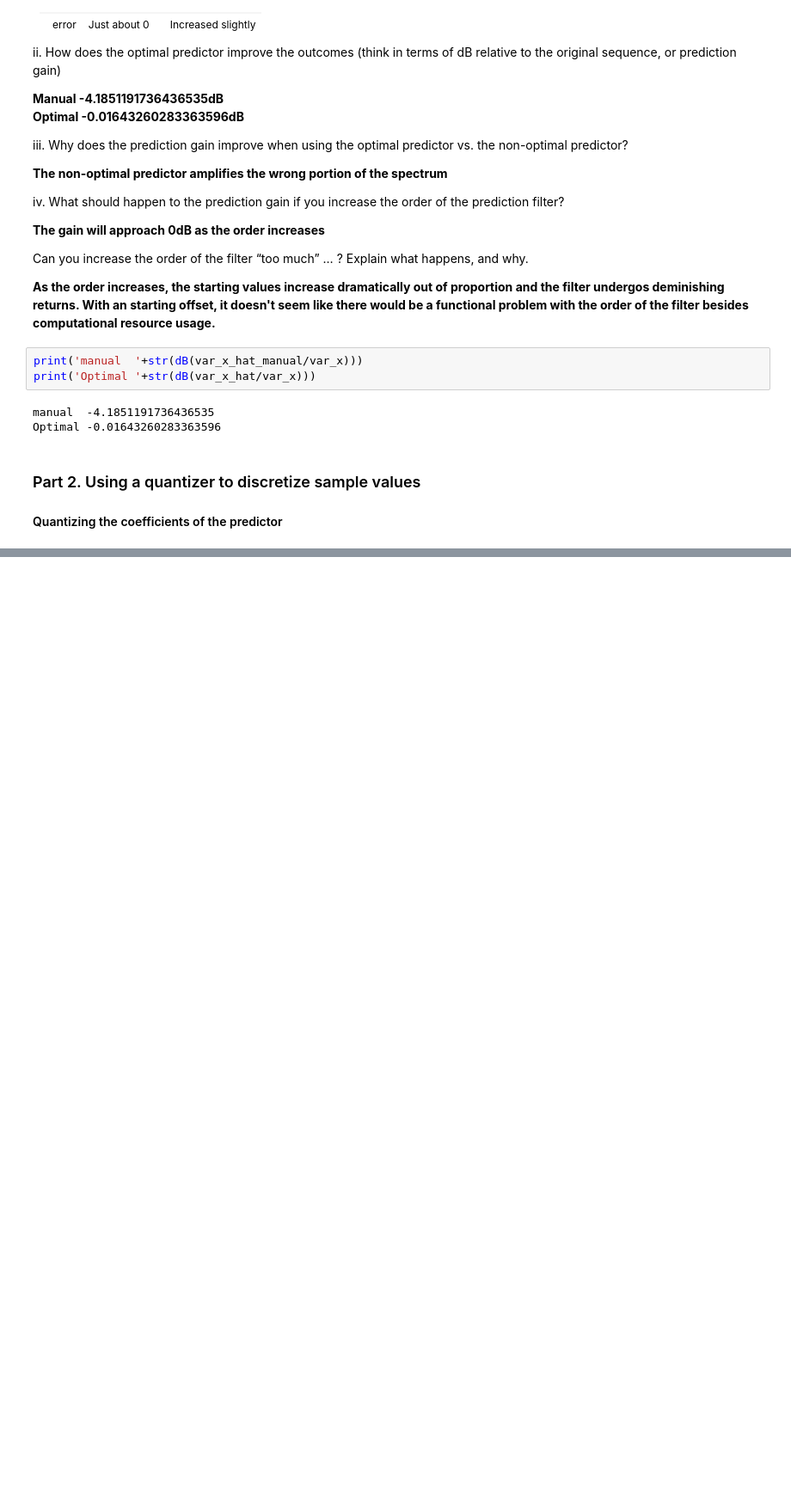
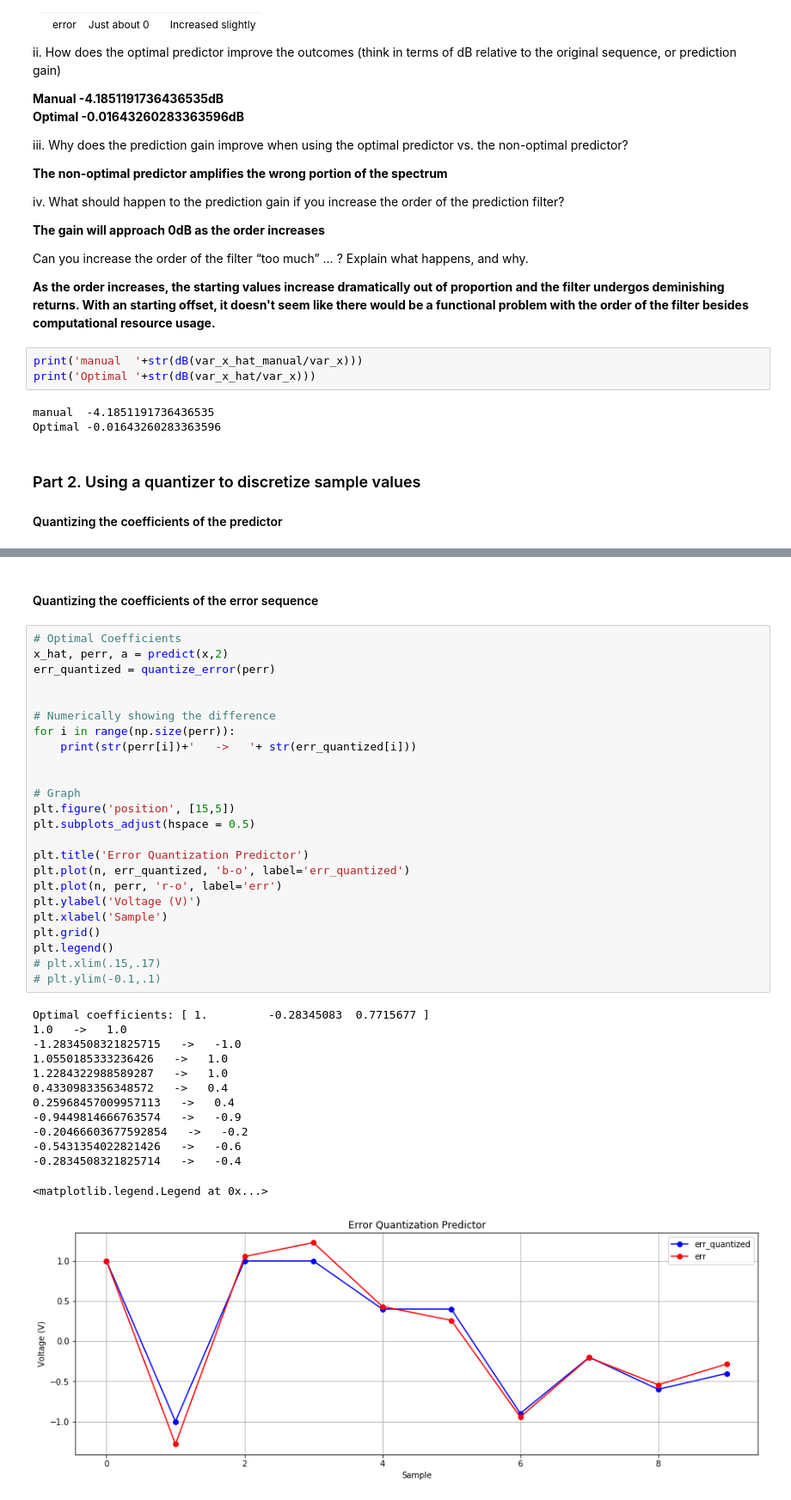
Before and after one commit to rthomp10/dsp, a Jupyter notebook: Prediction and Quantization.ipynb, the cells around one changed output, grey strips where cells are left out. Shown at 86% size. Drawn from its saved outputs; the diff is of its cells as text; blank space fills up the shorter version.

```diff
--- a/Prediction and Quantization.ipynb
+++ b/Prediction and Quantization.ipynb
@@ -301,0 +325,40 @@ Quantized coefficients: [ 1.   -0.1   0.85]
+# %% [markdown]
+#### Quantizing the coefficients of the error sequence
+# %%
+# Optimal Coefficients
+x_hat, perr, a = predict(x,2)
+err_quantized = quantize_error(perr)
+
+
+# Numerically showing the difference
+for i in range(np.size(perr)):
+    print(str(perr[i])+'   ->   '+ str(err_quantized[i]))
+
+
+# Graph
+plt.figure('position', [15,5])
+plt.subplots_adjust(hspace = 0.5)
+
+plt.title('Error Quantization Predictor')
+plt.plot(n, err_quantized, 'b-o', label='err_quantized')
+plt.plot(n, perr, 'r-o', label='err')
+plt.ylabel('Voltage (V)')
+plt.xlabel('Sample')
+plt.grid()
+plt.legend()
+# plt.xlim(.15,.17)
+# plt.ylim(-0.1,.1)
+# %% [output]
+Optimal coefficients: [ 1.         -0.28345083  0.7715677 ]
+1.0   ->   1.0
+-1.2834508321825715   ->   -1.0
+1.0550185333236426   ->   1.0
+1.2284322988589287   ->   1.0
+0.4330983356348572   ->   0.4
+0.25968457009957113   ->   0.4
+-0.9449814666763574   ->   -0.9
+-0.20466603677592854   ->   -0.2
+-0.5431354022821426   ->   -0.6
+-0.2834508321825714   ->   -0.4
+<matplotlib.legend.Legend at 0x...>
+[figure, added]
```
Also changed, not shown: parts of 3 cells of this notebook.
